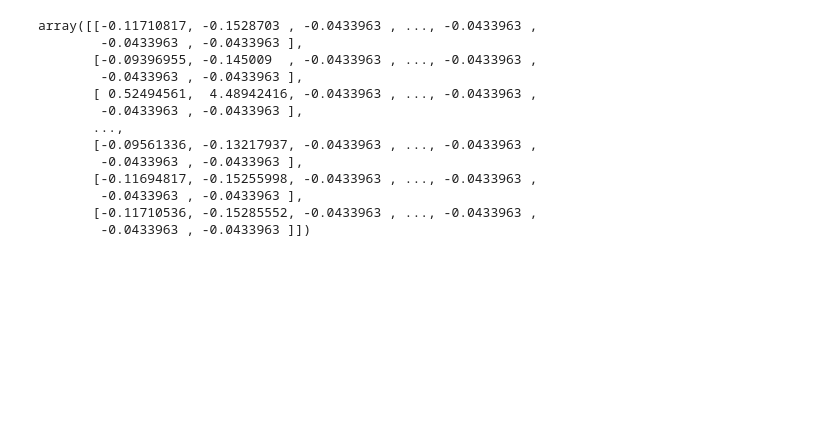
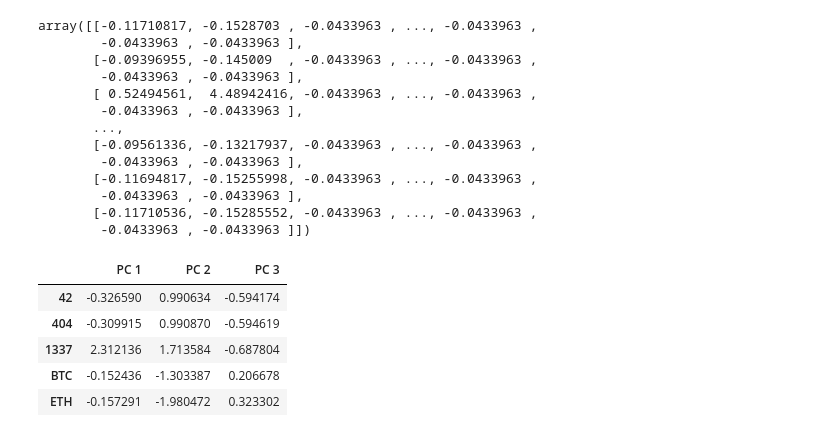
Before and after one commit to mkori60/Cryptocurriences, a Jupyter notebook: crypto_clustering.ipynb, the cells around one changed output. Drawn from its saved outputs; the diff is of its cells as text; code cells hidden in the pictures; blank space fills up the shorter version.

```diff
--- a/crypto_clustering.ipynb
+++ b/crypto_clustering.ipynb
@@ -171,3 +171,26 @@ array([[-0.11710817, -0.1528703 , -0.0433963 , ..., -0.0433963 ,
         -0.0433963 , -0.0433963 ],
        [-0.11710536, -0.15285552, -0.0433963 , ..., -0.0433963 ,
         -0.0433963 , -0.0433963 ]])
+# %%
+# Using PCA to reduce dimension to three principal components.
+
+# Initialize PCA Model
+pca = PCA(n_components=3)
+
+# Get two principal components for the iris data.
+crypto_pca = pca.fit_transform(x_scaled)
+# %%
+# Create a DataFrame with the three principal components.
+
+# Transform PCA data to a DataFrame
+pcs_df = pd.DataFrame (
+    data  = crypto_pca, columns = ["PC 1", "PC 2", "PC 3"], index=x.index
+)
+pcs_df.head()
+# %% [output]
+|  | PC 1 | PC 2 | PC 3 |
+| 42 | -0.326590 | 0.990634 | -0.594174 |
+| 404 | -0.309915 | 0.990870 | -0.594619 |
+| 1337 | 2.312136 | 1.713584 | -0.687804 |
+| BTC | -0.152436 | -1.303387 | 0.206678 |
+| ETH | -0.157291 | -1.980472 | 0.323302 |
```
